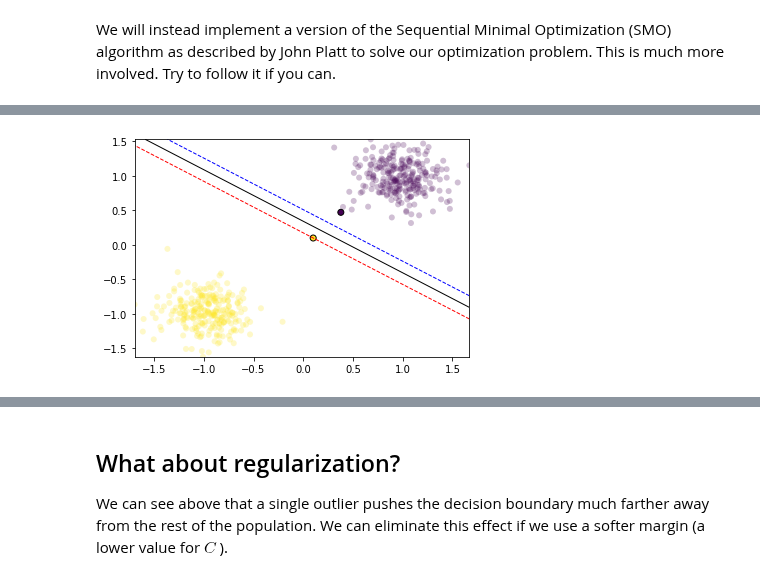
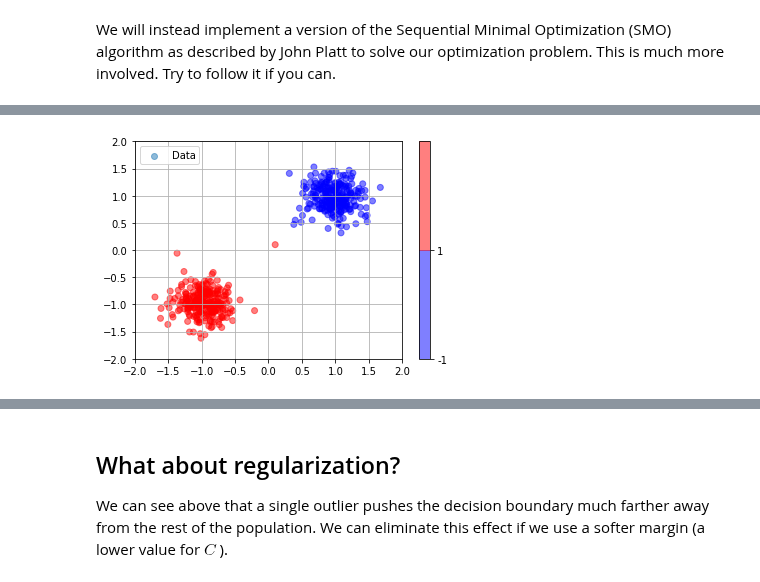
Before and after one commit to yexf308/MachineLearning, a Jupyter notebook: 9_SVM1.ipynb, the cells around one changed output, grey strips where cells are left out. Saved outputs shown, nothing was run; the diff lists cells and outputs as text; code cells hidden in the pictures.

```diff
--- a/9_SVM1.ipynb
+++ b/9_SVM1.ipynb
@@ -373,27 +216,7 @@ print(output.alphas)
 # %%
-
-# Add an outlier
-X_outlier = np.append(X_train_scaled, [0.1, 0.1])
+X_outlier = append(X_train_scaled, [0.1, 0.1])
 X_outlier = X_outlier.reshape(X_train.shape[0]+1, X_train.shape[1])
-y_outlier = np.append(y, 1)
+y_outlier = append(y, 1)
+plotSvm(X_outlier, y_outlier)
+# %% [output]
+[figure, added]
-# %%
-# Set model parameters and initial values
-C = 10000.0
-m = len(X_outlier)
-initial_alphas = np.zeros(m)
-initial_b = 0.0
-
-# Instantiate model
-model = SMOModel(X_outlier, y_outlier, C, linear_kernel,
-                 initial_alphas, initial_b, np.zeros(m))
-
-# Initialize error cache
-initial_error = decision_function(model.alphas, model.y, model.kernel,
-                                  model.X, model.X, model.b) - model.y
-model.errors = initial_error
-
-output = train(model)
-fig, ax = plt.subplots()
-grid, ax = plot_decision_boundary(output, ax)
-# %% [output]
-[figure, removed]
```
Also changed, not shown: parts of 27 cells of this notebook.
